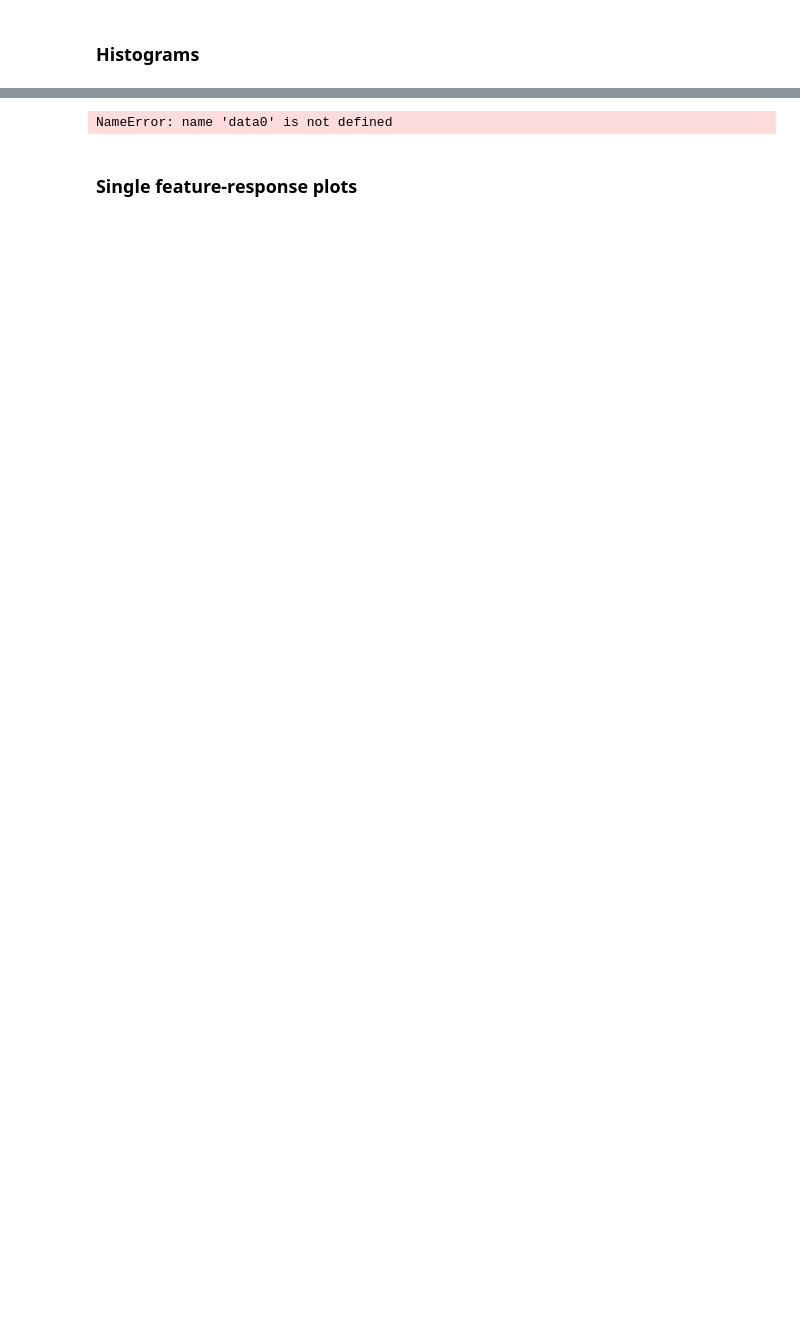
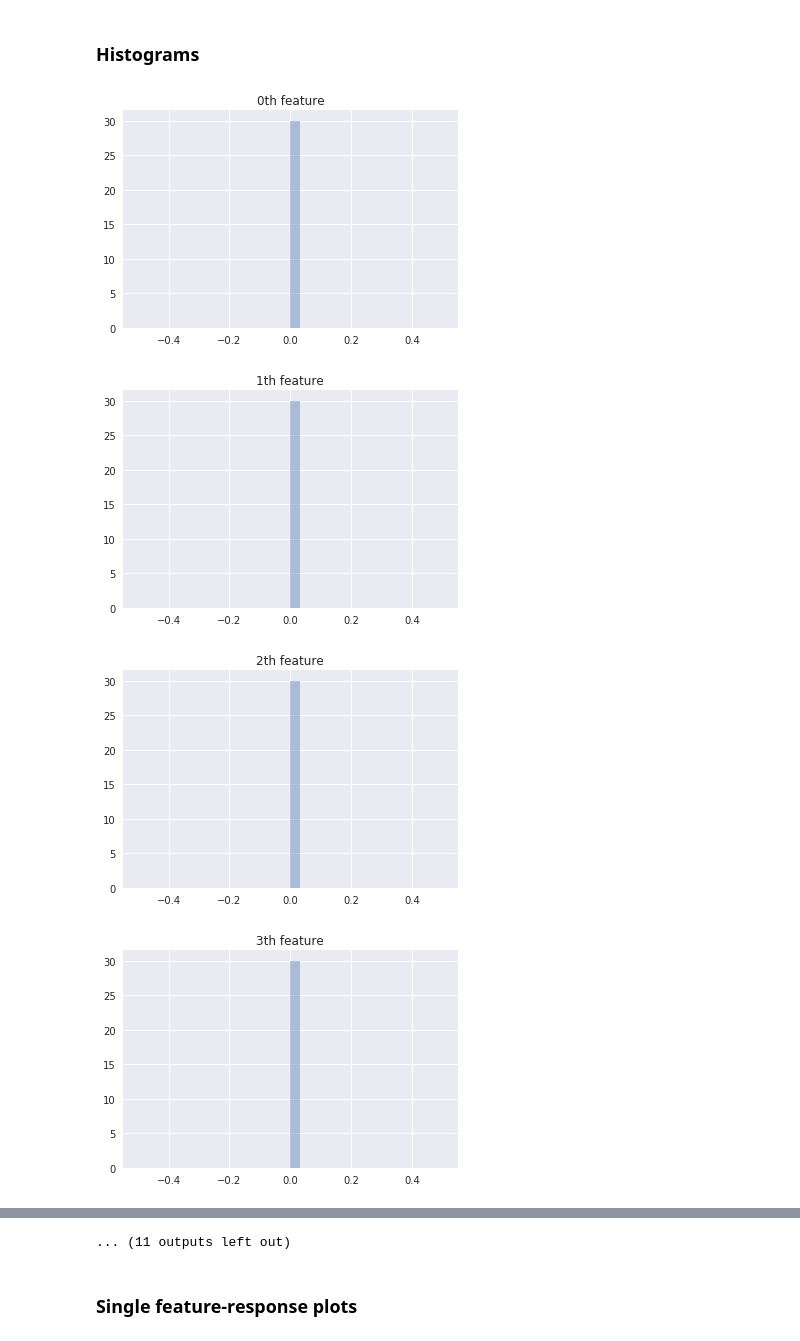
Before and after one commit to dufourc1/ML_CS433_project1, a Jupyter notebook: src/Charles_tests.ipynb, the cells around one changed output, grey strips where cells are left out. Drawn from its saved outputs; the diff is of its cells as text; code cells hidden in the pictures; blank space fills up the shorter version.

```diff
--- a/src/Charles_tests.ipynb
+++ b/src/Charles_tests.ipynb
@@ -35,7 +35,7 @@ x = np.delete(x_all,[4,5,6,12,26,27,28],1)
 # %% [markdown]
  which Definition
 # %%
-which = range(28,29) #Change according to desired features in tests
+which = range(x.shape[1]) #Change according to desired features in tests
 # %% [markdown]
 ### Scatter plots
 # %%
@@ -66,10 +79,14 @@ def hist_plot(data,i):
     plt.show()
 # %%
 for i in which:
-    feature = data0[:,-1]
+    feature = data0[:,i]
     feature = feature[feature>-999]
 #     hist_plot(feature,i)
     sns.distplot(feature,bins=30,kde=True)
     plt.title('{i}th feature'.format(i=i))
     plt.show()
 # %% [output]
+[figure, added]
+[figure, added]
+[figure, added]
+[figure, added]
@@ -76,4 +101,4 @@ for i in which:
-NameError: name 'data0' is not defined
+... (11 outputs left out)
 # %% [markdown]
 ### Single feature-response plots
 # %%
```
Also changed, not shown: parts of 13 cells of this notebook.
